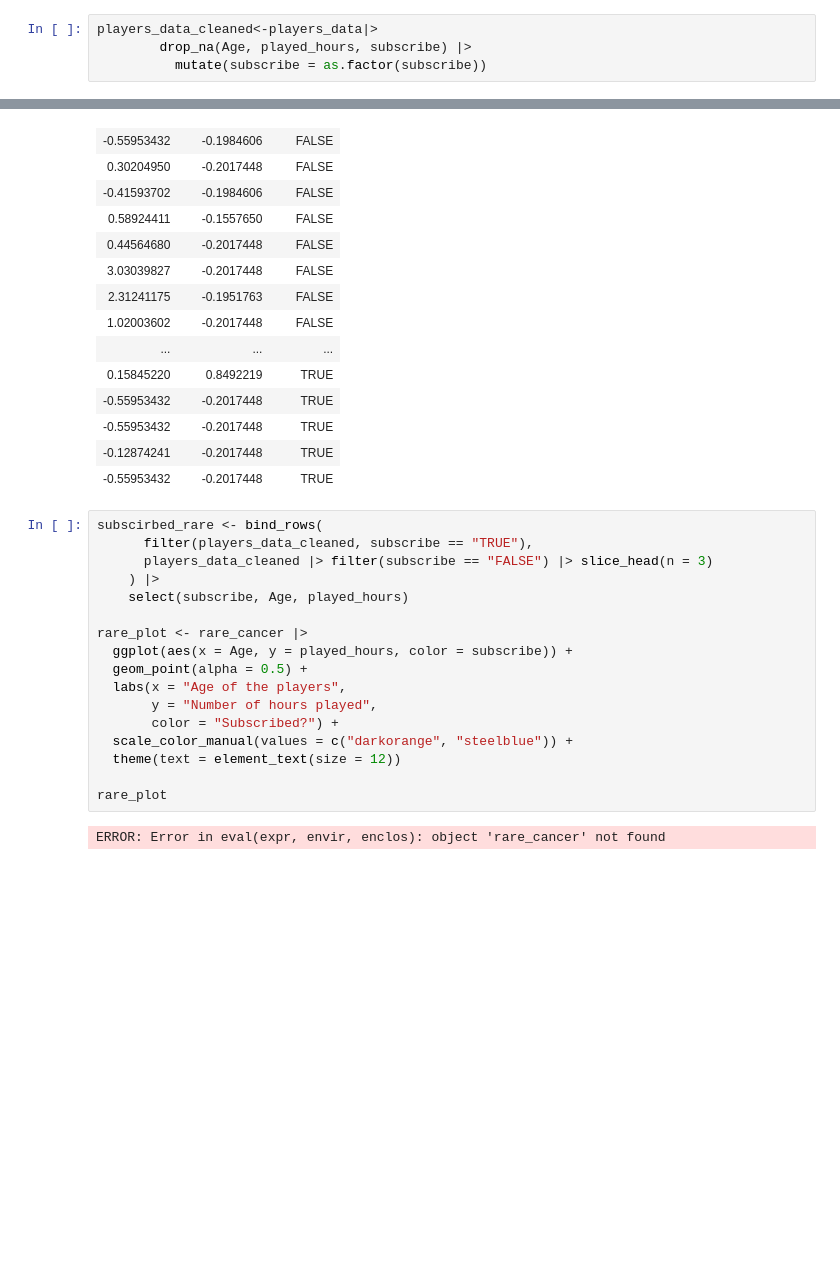
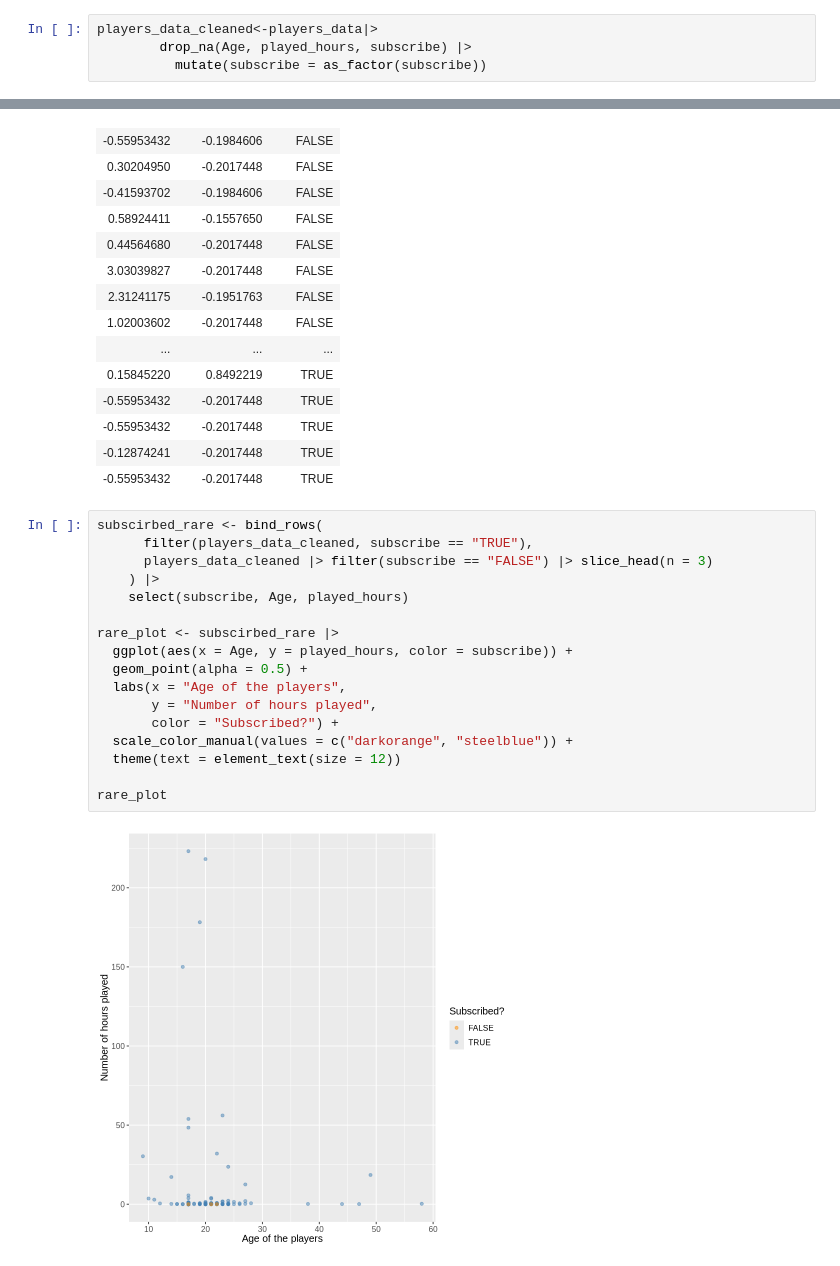
Before and after one commit to saisriman2004/DSCI_V-100-Group-Project, a Jupyter notebook: ProjectFinalReport.ipynb, the cells around one changed output, grey strips where cells are left out. Cells and saved outputs as stored; diff of their text form; blank space fills up the shorter version.

```diff
--- a/ProjectFinalReport.ipynb
+++ b/ProjectFinalReport.ipynb
@@ -174,7 +156,7 @@ Warning message:
 # %%
 players_data_cleaned<-players_data|>
         drop_na(Age, played_hours, subscribe) |>
-          mutate(subscribe = as.factor(subscribe))
+          mutate(subscribe = as_factor(subscribe))
 # %%
 players_data_cleaned
 # %% [output]
@@ -297,20 +279,20 @@ A tibble: 145 × 3
 # %%
 subscirbed_rare <- bind_rows(
       filter(players_data_cleaned, subscribe == "TRUE"),
       players_data_cleaned |> filter(subscribe == "FALSE") |> slice_head(n = 3)
     ) |>
     select(subscribe, Age, played_hours)
 
-rare_plot <- rare_cancer |>
+rare_plot <- subscirbed_rare |>
   ggplot(aes(x = Age, y = played_hours, color = subscribe)) +
   geom_point(alpha = 0.5) +
   labs(x = "Age of the players",
        y = "Number of hours played",
        color = "Subscribed?") +
   scale_color_manual(values = c("darkorange", "steelblue")) +
   theme(text = element_text(size = 12))
 
 rare_plot
 # %% [output]
-ERROR: Error in eval(expr, envir, enclos): object 'rare_cancer' not found
+[figure, added]
 # %%
```
Also changed, not shown: parts of 22 cells of this notebook.
